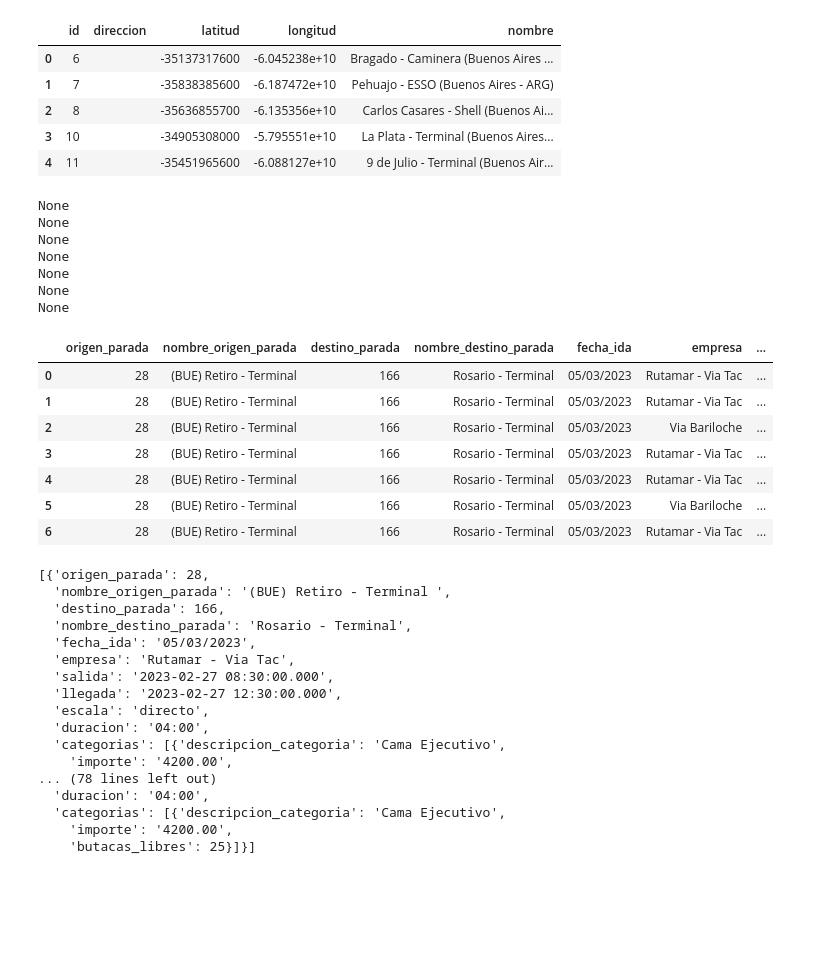
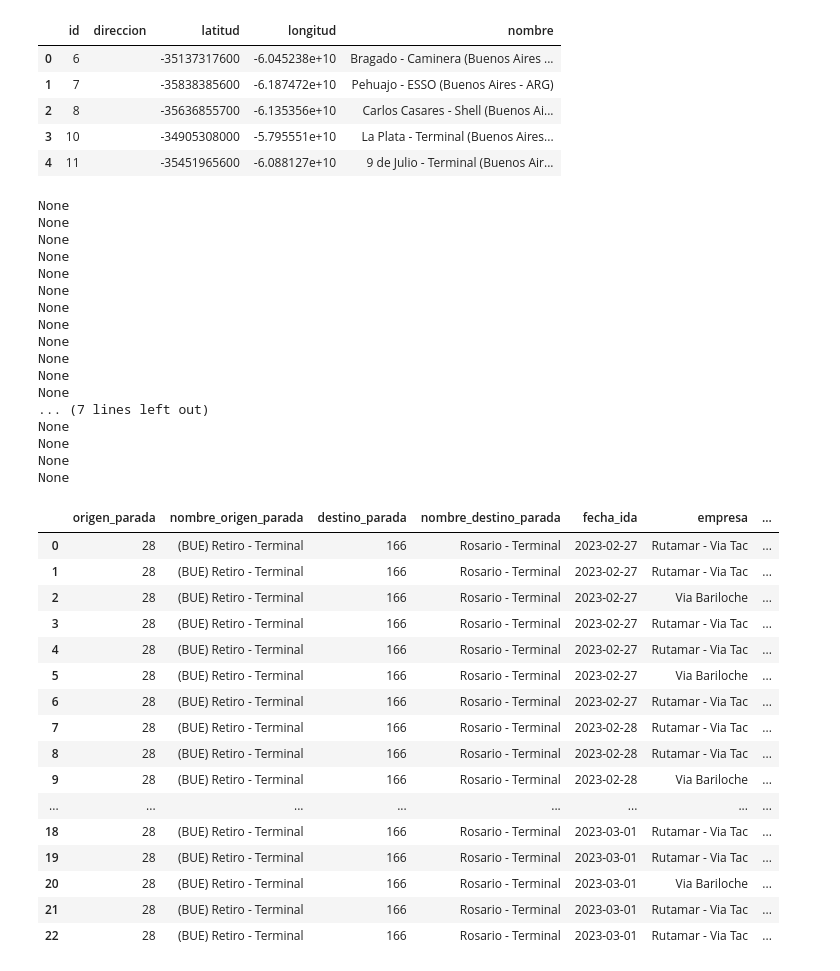
Before and after one commit to cristianbossolasco/scraper-agencias-viajes, a Jupyter notebook: scraper_busplus_BeautifulSoup.ipynb, the cells around one changed output. Cells and saved outputs as stored; diff of their text form; code cells hidden in the pictures; blank space fills up the shorter version.

```diff
--- a/scraper_busplus_BeautifulSoup.ipynb
+++ b/scraper_busplus_BeautifulSoup.ipynb
@@ -100,14 +100,14 @@ def get_data_from_item(json_item):
       }
       ls_categorias.append(json_categoria)
 
-  if json_item['categorias'] == 1: # Si es un viaje directo
+  if json_item['combinacion_orden'] == None: # Si es un viaje directo
 
     item_json = {
       "origen_parada": json_item['idorigen'],
       "nombre_origen_parada": json_item['descripcion_origen'],
       "destino_parada": json_item['iddestino'],
       "nombre_destino_parada": json_item['descripcion_destino'],
-      "fecha_ida": fecha_ida,
+      "fecha_ida": json_item['fecha_sale'][:10],
       "empresa": json_item['descripcion_web'],
       "salida": json_item['fecha_sale'],
       "llegada": json_item['fecha_llega'],
@@ -167,7 +167,7 @@ def get_data_directo(json_item):
     "nombre_origen_parada": json_item['descripcion_origen'],
     "destino_parada": json_item['iddestino'],
     "nombre_destino_parada": json_item['descripcion_destino'],
-    "fecha_ida": fecha_ida,
+    "fecha_ida": json_item['fecha_sale'][:10],
     "empresa": json_item['descripcion_web'],
     "salida": json_item['fecha_sale'],
     "llegada": json_item['fecha_llega'],
@@ -299,43 +298,42 @@ def scrapear_viajes(ls_origenes, ls_destinos, n_dias):
 # %%
 ls_origenes = [28]
 ls_destinos  = [166]
 
-result = scrapear_viajes(ls_origenes, ls_destinos, 1)
+result = scrapear_viajes(ls_origenes, ls_destinos, 3)
 df_results = pd.DataFrame.from_records(result)
 df_results
 # %% [output]
 None
 None
 None
 None
 None
 None
 None
+None
+None
+None
+None
+None
+... (7 lines left out)
+None
+None
+None
+None
 |  | origen_parada | nombre_origen_parada | destino_parada | nombre_destino_parada | fecha_ida | empresa | ... |
-| 0 | 28 | (BUE) Retiro - Terminal | 166 | Rosario - Terminal | 05/03/2023 | Rutamar - Via Tac | ... |
-| 1 | 28 | (BUE) Retiro - Terminal | 166 | Rosario - Terminal | 05/03/2023 | Rutamar - Via Tac | ... |
-| 2 | 28 | (BUE) Retiro - Terminal | 166 | Rosario - Terminal | 05/03/2023 | Via Bariloche | ... |
-| 3 | 28 | (BUE) Retiro - Terminal | 166 | Rosario - Terminal | 05/03/2023 | Rutamar - Via Tac | ... |
-| 4 | 28 | (BUE) Retiro - Terminal | 166 | Rosario - Terminal | 05/03/2023 | Rutamar - Via Tac | ... |
-| 5 | 28 | (BUE) Retiro - Terminal | 166 | Rosario - Terminal | 05/03/2023 | Via Bariloche | ... |
-| 6 | 28 | (BUE) Retiro - Terminal | 166 | Rosario - Terminal | 05/03/2023 | Rutamar - Via Tac | ... |
+| 0 | 28 | (BUE) Retiro - Terminal | 166 | Rosario - Terminal | 2023-02-27 | Rutamar - Via Tac | ... |
+| 1 | 28 | (BUE) Retiro - Terminal | 166 | Rosario - Terminal | 2023-02-27 | Rutamar - Via Tac | ... |
+| 2 | 28 | (BUE) Retiro - Terminal | 166 | Rosario - Terminal | 2023-02-27 | Via Bariloche | ... |
+| 3 | 28 | (BUE) Retiro - Terminal | 166 | Rosario - Terminal | 2023-02-27 | Rutamar - Via Tac | ... |
+| 4 | 28 | (BUE) Retiro - Terminal | 166 | Rosario - Terminal | 2023-02-27 | Rutamar - Via Tac | ... |
+| 5 | 28 | (BUE) Retiro - Terminal | 166 | Rosario - Terminal | 2023-02-27 | Via Bariloche | ... |
+| 6 | 28 | (BUE) Retiro - Terminal | 166 | Rosario - Terminal | 2023-02-27 | Rutamar - Via Tac | ... |
+| 7 | 28 | (BUE) Retiro - Terminal | 166 | Rosario - Terminal | 2023-02-28 | Rutamar - Via Tac | ... |
+| 8 | 28 | (BUE) Retiro - Terminal | 166 | Rosario - Terminal | 2023-02-28 | Rutamar - Via Tac | ... |
+| 9 | 28 | (BUE) Retiro - Terminal | 166 | Rosario - Terminal | 2023-02-28 | Via Bariloche | ... |
+| ... | ... | ... | ... | ... | ... | ... | ... |
+| 18 | 28 | (BUE) Retiro - Terminal | 166 | Rosario - Terminal | 2023-03-01 | Rutamar - Via Tac | ... |
+| 19 | 28 | (BUE) Retiro - Terminal | 166 | Rosario - Terminal | 2023-03-01 | Rutamar - Via Tac | ... |
+| 20 | 28 | (BUE) Retiro - Terminal | 166 | Rosario - Terminal | 2023-03-01 | Via Bariloche | ... |
+| 21 | 28 | (BUE) Retiro - Terminal | 166 | Rosario - Terminal | 2023-03-01 | Rutamar - Via Tac | ... |
+| 22 | 28 | (BUE) Retiro - Terminal | 166 | Rosario - Terminal | 2023-03-01 | Rutamar - Via Tac | ... |
-# %%
-result
-# %% [output]
-[{'origen_parada': 28,
-  'nombre_origen_parada': '(BUE) Retiro - Terminal ',
-  'destino_parada': 166,
-  'nombre_destino_parada': 'Rosario - Terminal',
-  'fecha_ida': '05/03/2023',
-  'empresa': 'Rutamar - Via Tac',
-  'salida': '2023-02-27 08:30:00.000',
-  'llegada': '2023-02-27 12:30:00.000',
-  'escala': 'directo',
-  'duracion': '04:00',
-  'categorias': [{'descripcion_categoria': 'Cama Ejecutivo',
-    'importe': '4200.00',
-... (78 lines left out)
-  'duracion': '04:00',
-  'categorias': [{'descripcion_categoria': 'Cama Ejecutivo',
-    'importe': '4200.00',
-    'butacas_libres': 25}]}]
```
Also changed, not shown: parts of 5 cells of this notebook.
